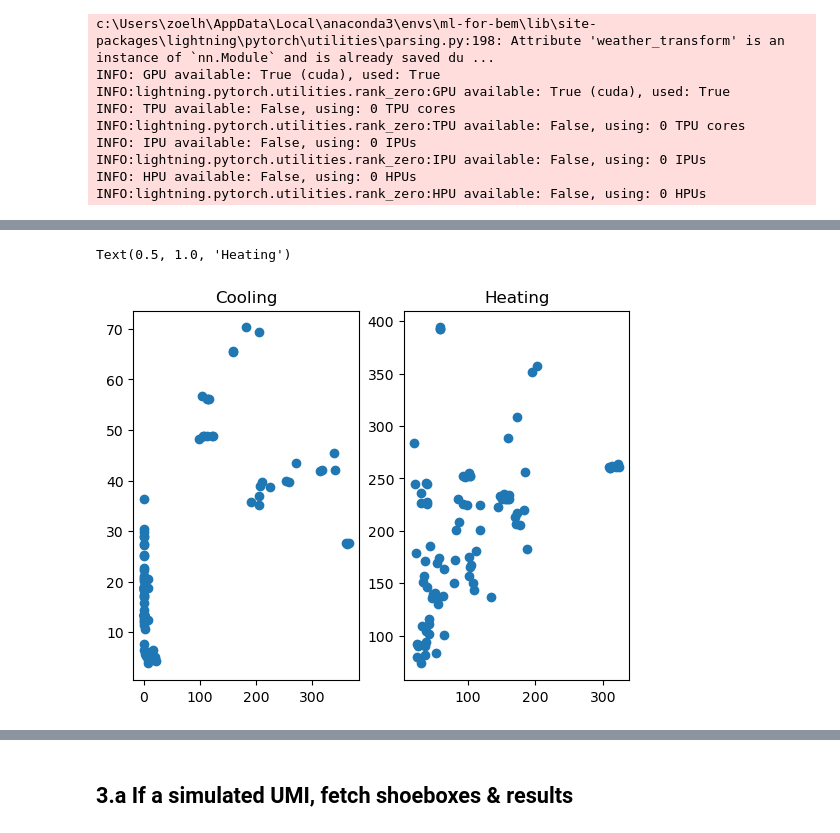
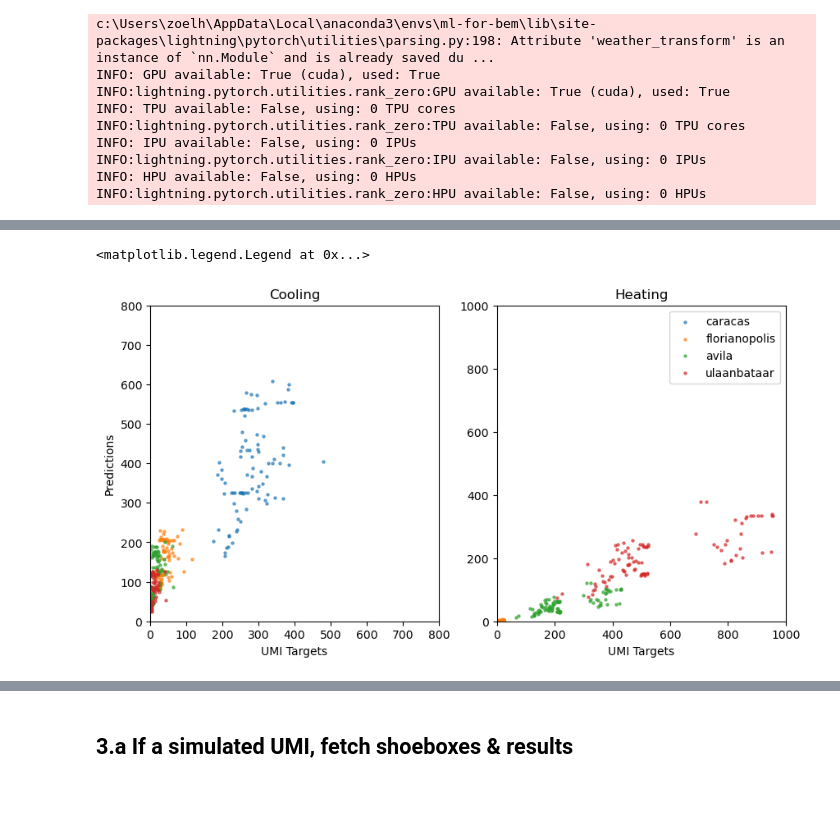
Before and after one commit to szvsw/ml-for-building-energy-modeling, a Jupyter notebook: ml-for-bem/notebooks/umi_tester.ipynb, the cells around one changed output, grey strips where cells are left out. Cells and saved outputs as stored; diff of their text form; code cells hidden in the pictures; blank space fills up the shorter version.

```diff
--- a/ml-for-bem/notebooks/umi_tester.ipynb
+++ b/ml-for-bem/notebooks/umi_tester.ipynb
@@ -281,6 +309,7 @@ hourly_data_path = Path("data") / "SeedValidation"
 heating = {}
 cooling = {}
 for city in seeds:
+    d = {}
     h = pd.read_csv(hourly_data_path / f"seed_{city}_heating.csv")
     h = get_monthly(h)
     # Normalize by area
@@ -291,6 +320,11 @@ for city in seeds:
     c = get_monthly(c)
     c = c.divide(areas["tfa"], axis=0)
     cooling[city] = c.multiply(cops["cop_cooling"], axis=0)
+
+monthly_targets = {}
+for city in seeds:
+    monthly_targets[city] = pd.concat([cooling[city], heating[city]], keys=["Cooling", "Heating"], axis=1)
+monthly_targets = pd.concat(monthly_targets.values(), keys=monthly_targets.keys())
 # %%
 fig, ax = plt.subplots(figsize=(15, 5))
 mlt = 0
@@ -386 +433,9 @@ torch.cuda.empty_cache()
+# %%
+features, schedules, climate = umi_test.prepare_for_surrogate()
+features["WindowShgc"] = 0.9
+features[features["WindowUValue"] > 7]["WindowUValue"] = 7.0
+# %%
+features_area, schedules_area, climate_area = umi_test.prepare_for_surrogate()
+features_area["WindowShgc"] = 0.9
+features_area[features_area["WindowUValue"] > 7]["WindowUValue"] = 7.0
 # %%
@@ -420,0 +546,4 @@ c:\Users\zoelh\AppData\Local\anaconda3\envs\ml-for-bem\lib\site-packages\lightni
+# %%
+# Turn results into multi-indexes
+annual_predictions = pd.concat(annual_predictions.values(), keys=annual_predictions.keys())
+monthly_predictions = pd.concat(monthly_predictions.values(), keys=monthly_predictions.keys())
@@ -436,9 +592,30 @@ Text(0.5, 1.0, 'Heating')
 # %%
-fig, ax = plt.subplots(1, 2)
-ax[0].scatter(cooling['ulaanbataar'].sum(axis=1).values, annual_predictions["Cooling"].values)
-ax[1].scatter(heating['ulaanbataar'].sum(axis=1).values, annual_predictions["Heating"].values)
+fig, ax = plt.subplots(1, 2, figsize=(10, 5))
+for i, city in enumerate(seeds):
+    ax[0].scatter(
+        monthly_targets["Cooling"].loc[city].sum(axis=1).values,
+        annual_predictions["Cooling"].loc[city].values,
+        label=city,
+        s=5,
+        alpha=0.6,
+    )
+    ax[1].scatter(
+        monthly_targets["Heating"].loc[city].sum(axis=1).values,
+        annual_predictions["Heating"].loc[city].values,
+        label=city,
+        s=5,
+        alpha=0.6,
+    )
 ax[0].set_title("Cooling")
+ax[0].set_ylabel("Predictions")
+ax[0].set_xlabel("UMI Targets")
+ax[0].set_ylim(0, 800)
+ax[0].set_xlim(0, 800)
 ax[1].set_title("Heating")
+ax[1].set_xlabel("UMI Targets")
+ax[1].set_ylim(0, 1000)
+ax[1].set_xlim(0, 1000)
+ax[1].legend()
 # %% [output]
-Text(0.5, 1.0, 'Heating')
+<matplotlib.legend.Legend at 0x...>
-[figure, old version]
+[figure, new version]
```
Also changed, not shown: parts of 39 cells of this notebook, 2 other files.
